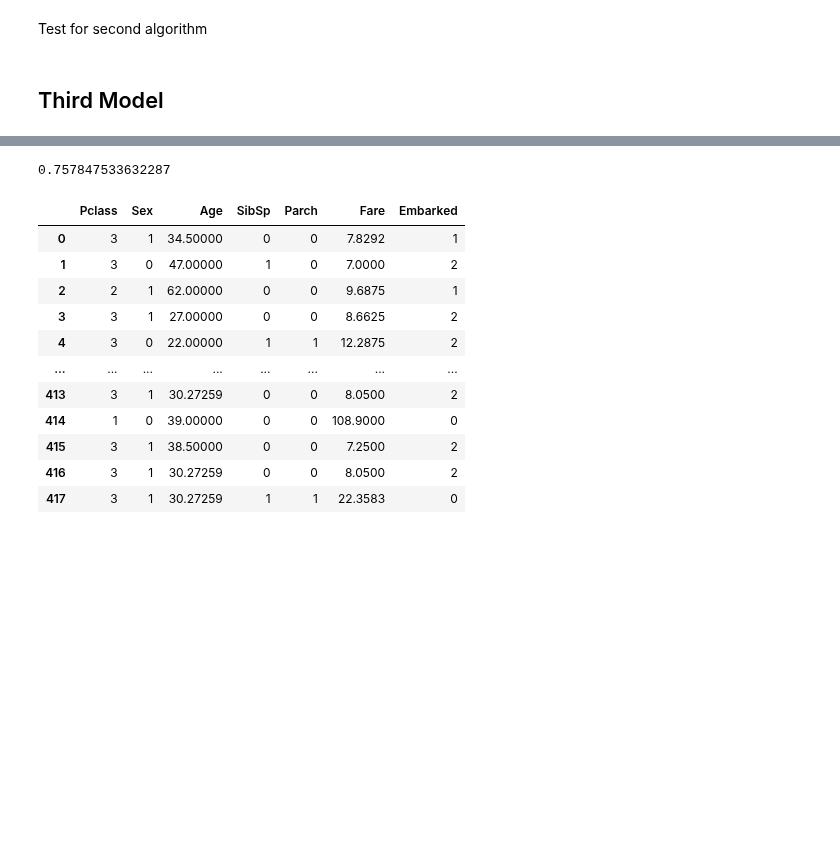
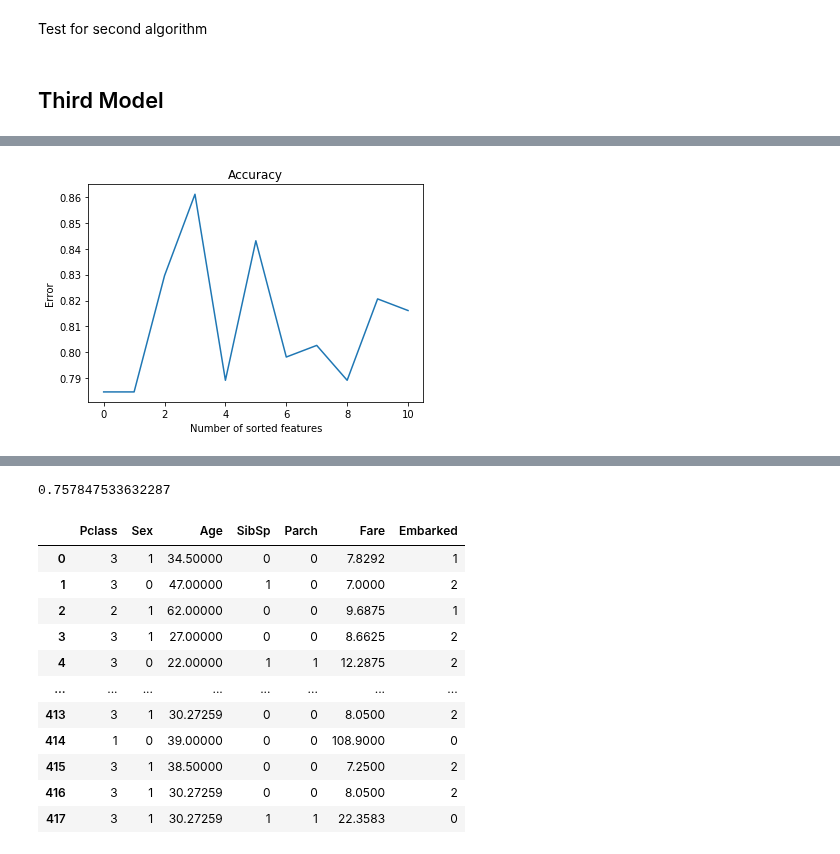
Before and after one commit to LeoFernanndes/notebooks, a Jupyter notebook: titanic.ipynb, the cells around one changed output, grey strips where cells are left out. Saved outputs shown, nothing was run; the diff lists cells and outputs as text; code cells hidden in the pictures; blank space fills up the shorter version.

```diff
--- a/titanic.ipynb
+++ b/titanic.ipynb
@@ -348,0 +354,12 @@ Fourth Model
+# %%
+titanic3 = titanic.copy()
+colunas3 = ['PassengerId', 'Pclass', 'Name', 'Sex', 'Age', 'SibSp', 'Parch',
+       'Ticket', 'Fare', 'Cabin', 'Embarked']
+
+titanic3['n_family'] = titanic2['Parch'] + titanic2['SibSp']
+colunas3 = ['Fare', 'Sex', 'Age', 'n_family', 'Embarked']
+
+x3 = titanic3[colunas3]
+y3 = titanic_y.copy()
+
+colunas3
@@ -348,0 +368,22 @@ Fourth Model
+# %%
+from sklearn.model_selection import cross_val_score
+from sklearn.linear_model import SGDClassifier
+from sklearn.ensemble import RandomTreesEmbedding
+from sklearn.discriminant_analysis import LinearDiscriminantAnalysis
+from sklearn.svm import LinearSVC
+
+
+clf3 = LinearDiscriminantAnalysis(n_components=None, priors=None, shrinkage=None,
+                           solver='svd', store_covariance=False, tol=0.0001)
+
+clf3_ = RandomForestClassifier(bootstrap=True, class_weight=None, criterion='gini',
+            max_depth=None, max_features='auto', max_leaf_nodes=None,
+            min_impurity_decrease=0.0, min_impurity_split=None,
+            min_samples_leaf=1, min_samples_split=2,
+            min_weight_fraction_leaf=0.0, n_estimators=100, n_jobs=1,
+            oob_score=False, random_state=None, verbose=0,
+            warm_start=False)
+
+clf3 = SGDClassifier()
+
+clf3 = LinearSVC()
@@ -348,0 +451,11 @@ Fourth Model
+# %%
+import matplotlib.pyplot as plt
+
+
+plt.plot(x3_axis, y3_axis)
+plt.title('Accuracy')
+plt.xlabel('Number of sorted features')
+plt.ylabel('Error')
+plt.show()
+# %% [output]
+[figure, added]
```
Also changed, not shown: parts of 23 cells of this notebook.
